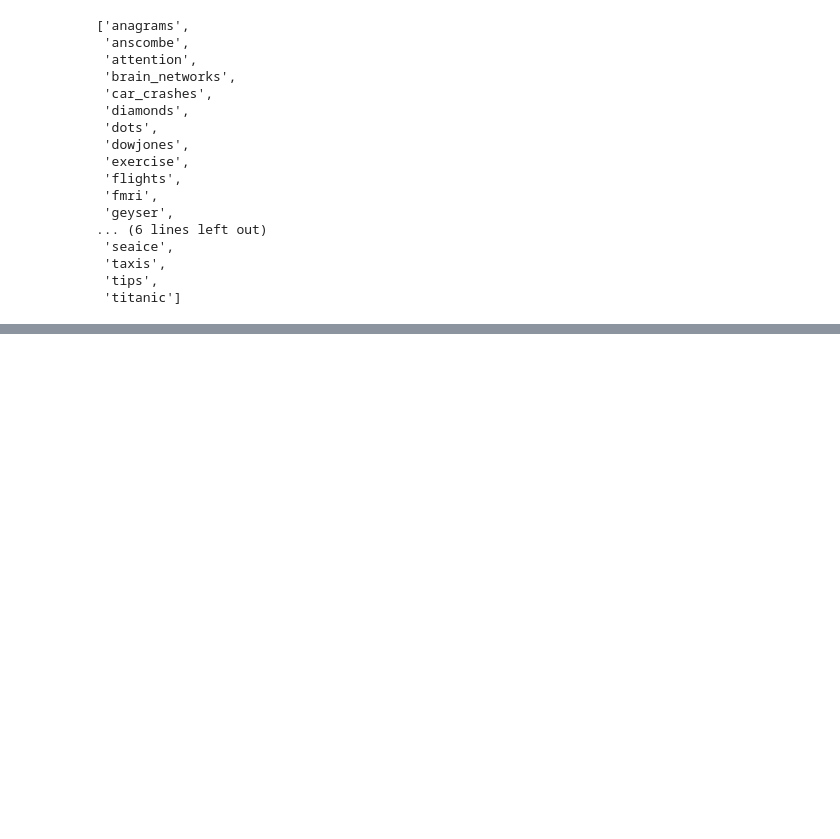
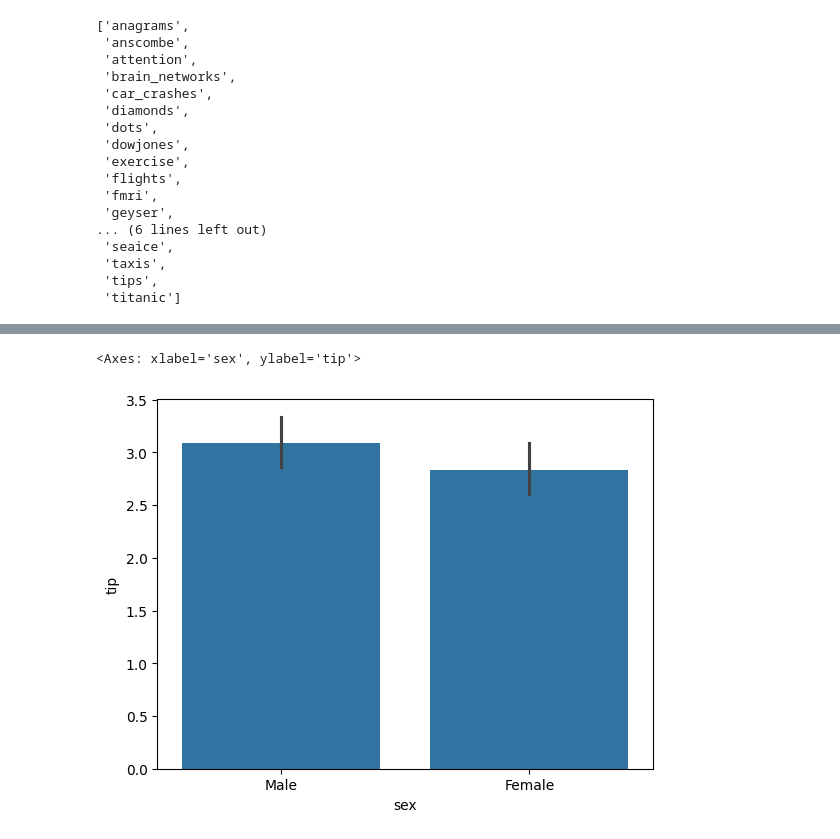
Before and after one commit to malik09-teach/batch-01, a Jupyter notebook: EDA/multivaraite_analysis.ipynb, the cells around one changed output, grey strips where cells are left out. Drawn from its saved outputs; the diff is of its cells as text; code cells hidden in the pictures; blank space fills up the shorter version.

```diff
--- a/EDA/multivaraite_analysis.ipynb
+++ b/EDA/multivaraite_analysis.ipynb
@@ -42,0 +44,5 @@ sns.scatterplot(x=data['survived'],y=data['age'])
+# %%
+sns.barplot(x=data['sex'],y=data['tip'])
+# %% [output]
+<Axes: xlabel='sex', ylabel='tip'>
+[figure, added]
```
Also changed, not shown: parts of 7 cells of this notebook.
